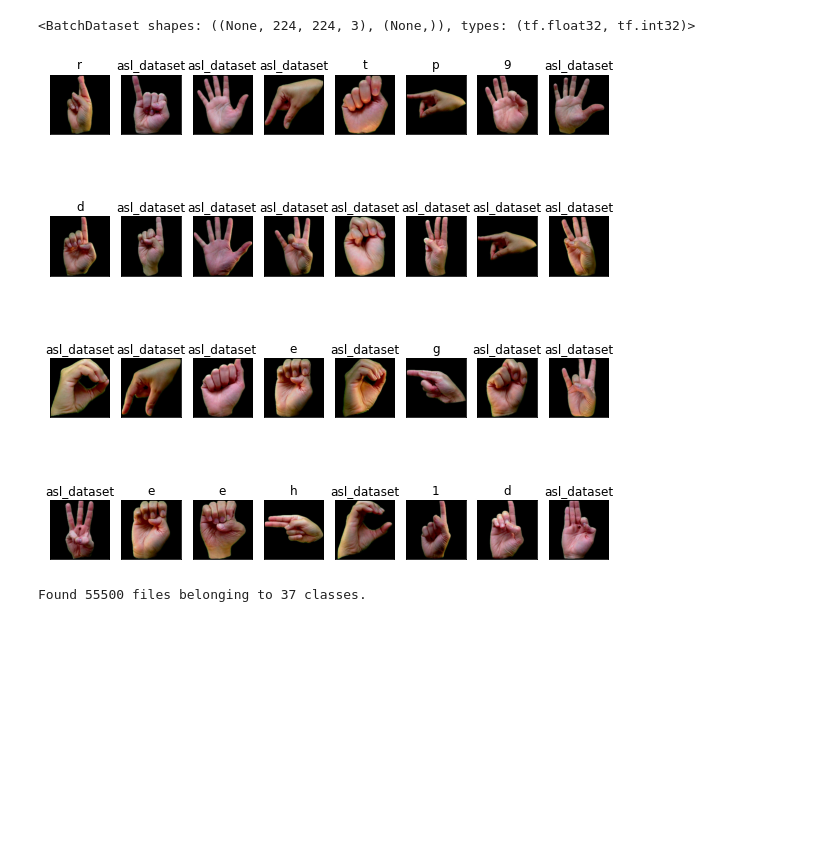
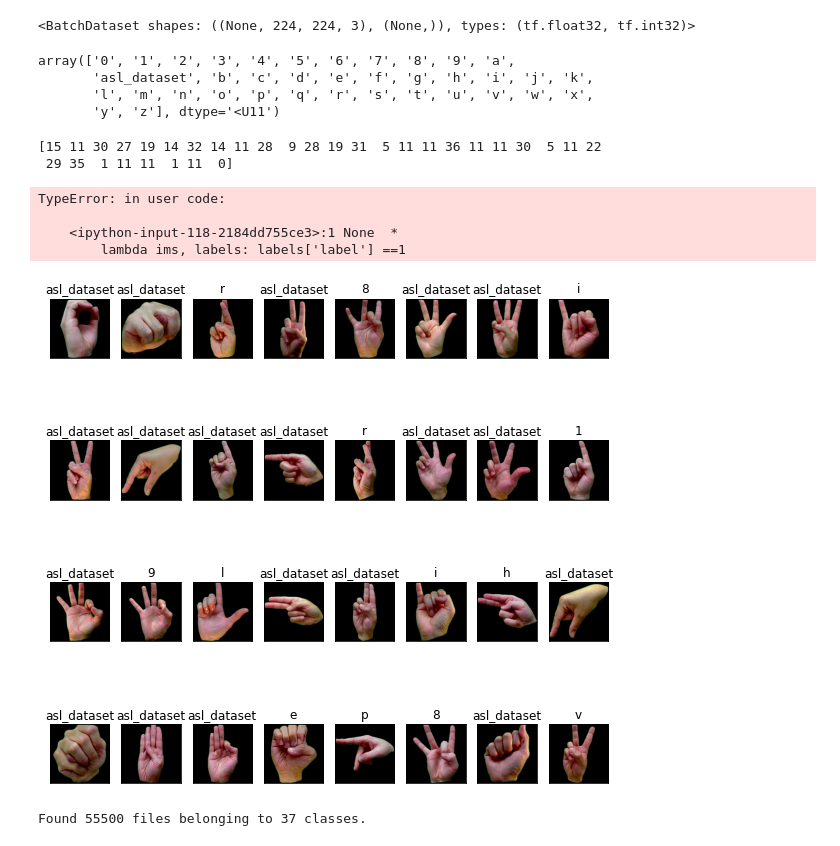
Before and after one commit to dunnkers/optimizers-sign-language, a Jupyter notebook: data-exploration.ipynb, the cells around one changed output. Cells and saved outputs as stored; diff of their text form; code cells hidden in the pictures; blank space fills up the shorter version.

```diff
--- a/data-exploration.ipynb
+++ b/data-exploration.ipynb
@@ -179,10 +185,32 @@ d2
 # %% [output]
 Found 5030 files belonging to 37 classes.
 <BatchDataset shapes: ((None, 224, 224, 3), (None,)), types: (tf.float32, tf.int32)>
+# %%
+np.array(d2.class_names)
+# %% [output]
+array(['0', '1', '2', '3', '4', '5', '6', '7', '8', '9', 'a',
+       'asl_dataset', 'b', 'c', 'd', 'e', 'f', 'g', 'h', 'i', 'j', 'k',
+       'l', 'm', 'n', 'o', 'p', 'q', 'r', 's', 't', 'u', 'v', 'w', 'x',
+       'y', 'z'], dtype='<U11')
+# %%
+for elem in d2.as_numpy_iterator():
+    ims, labels = elem
+    print(labels)
+    break
+# %% [output]
+[15 11 30 27 19 14 32 14 11 28  9 28 19 31  5 11 11 36 11 11 30  5 11 22
+ 29 35  1 11 11  1 11  0]
+# %%
+d2.filter(lambda ims, labels: labels['label'] ==1)
+# %% [output]
+TypeError: in user code:
+
+    <ipython-input-118-2184dd755ce3>:1 None  *
+        lambda ims, labels: labels['label'] ==1
 # %%
-plot_batch(d2)
+plot_batch(d2, d2.class_names)
 # %% [output]
-[figure, old version]
+[figure, new version]
 # %%
 d3 = tf.keras.preprocessing.image_dataset_from_directory(
     f'{data_dir}/Gesture Image Data',
```
Also changed, not shown: parts of 7 cells of this notebook.
